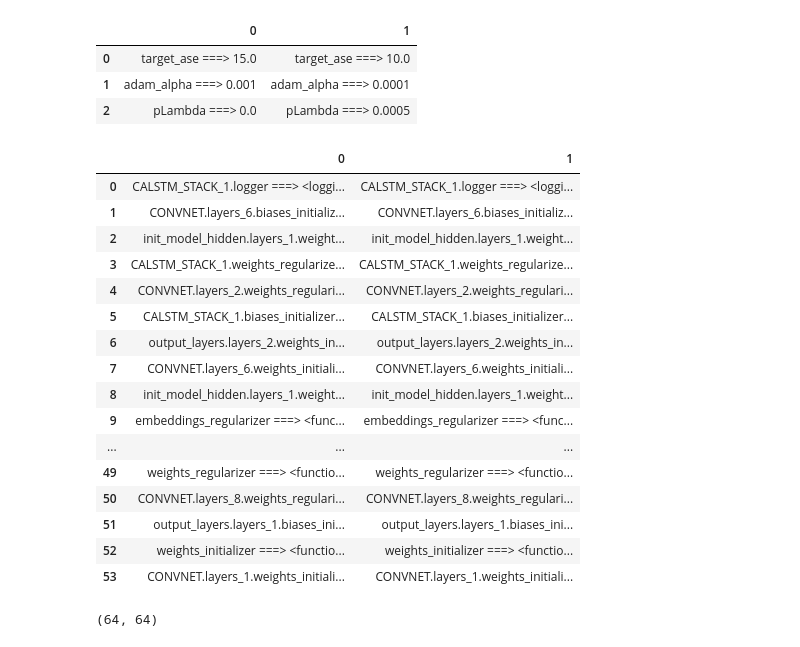
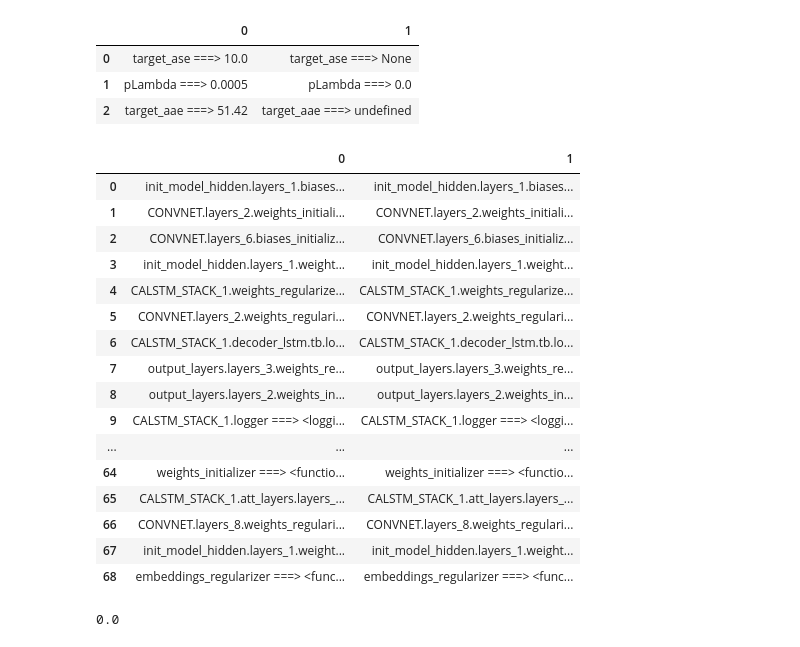
Before and after one commit to untrix/im2latex, a Jupyter notebook: src/diff_params.ipynb, the cells around one changed output. Drawn from its saved outputs; the diff is of its cells as text; code cells hidden in the pictures.

```diff
--- a/src/diff_params.ipynb
+++ b/src/diff_params.ipynb
@@ -28,35 +28,35 @@ import viz_commons as vc
 from viz_commons import VisualizeDir, DiffParams, VisualizeStep
 # %%
 # diff = DiffParams('/zpool_3TB/i2l/tb_metrics/2017-11-20 23-11-24 PST 81.76bleu2_3.1LSTM_2init_3OutMLP_3attMLPfull_regroupImage_i=2', '/zpool_3TB/i2l/tb_metrics/2017-11-20 23-11-24 PST 81.76bleu2_3.1LSTM_2init_3OutMLP_3attMLPfull_regroupImage_i=2/82.89_train_snapshot-00087700_target_ase')
-# diff = DiffParams('/zpool_3TB/i2l/tb_metrics/2017-11-20 23-11-24 PST 81.76bleu2_3.1LSTM_2init_3OutMLP_3attMLPfull_regroupImage_i=2/82.89_train_snapshot-00087700_target_ase', './tb_metrics/2017-11-28 01-40-26 PST scanningRNN_regroupImage')
-# diff = DiffParams('./tb_metrics/2017-11-28 01-40-26 PST scanningRNN_regroupImage', './tb_metrics/2017-11-28 08-34-47 PST scanningRNN_regroupImage')
-diff = DiffParams('./tb_metrics/2017-11-27 21-20-46 PST scanningRNN_regroupImage', './tb_metrics/2017-11-28 08-34-47 PST scanningRNN_regroupImage')
-# diff = DiffParams('/zpool_3TB/i2l/tb_metrics/2017-11-20 23-11-24 PST 81.76bleu2_3.1LSTM_2init_3OutMLP_3attMLPfull_regroupImage_i=2', './tb_metrics/2017-11-28 08-34-47 PST scanningRNN_regroupImage')
+# diff = DiffParams('/zpool_3TB/i2l/tb_metrics/2017-11-20 23-11-24 PST 81.76bleu2_3.1LSTM_2init_3OutMLP_3attMLPfull_regroupImage_i=2', './tb_metrics/2017-11-28 15-54-35 PST scanningRNN_regroupImage')
+# diff = DiffParams('./tb_metrics/2017-11-27 21-20-46 PST scanningRNN_regroupImage', './tb_metrics/2017-11-28 15-54-35 PST scanningRNN_regroupImage')
+diff = DiffParams('./tb_metrics/2017-11-28 08-34-47 PST scanningRNN_regroupImage', './tb_metrics/2017-11-30 11-53-23 PST scanningRNN_regroupImage/SFactor=1.5')
+# diff = DiffParams('./tb_metrics/2017-11-28 01-40-26 PST scanningRNN_regroupImage', './tb_metrics/2017-11-28 15-54-35 PST scanningRNN_regroupImage')
+one, two = diff.get_hyper()
 diff.hyper()
 # %% [output]
 |  | 0 | 1 |
-| 0 | target_ase ===> 15.0 | target_ase ===> 10.0 |
-| 1 | adam_alpha ===> 0.001 | adam_alpha ===> 0.0001 |
-| 2 | pLambda ===> 0.0 | pLambda ===> 0.0005 |
+| 0 | target_ase ===> 10.0 | target_ase ===> None |
+| 1 | pLambda ===> 0.0005 | pLambda ===> 0.0 |
+| 2 | target_aae ===> 51.42 | target_aae ===> undefined |
 |  | 0 | 1 |
-| 0 | CALSTM_STACK_1.logger ===> <loggi... | CALSTM_STACK_1.logger ===> <loggi... |
-| 1 | CONVNET.layers_6.biases_initializ... | CONVNET.layers_6.biases_initializ... |
-| 2 | init_model_hidden.layers_1.weight... | init_model_hidden.layers_1.weight... |
-| 3 | CALSTM_STACK_1.weights_regularize... | CALSTM_STACK_1.weights_regularize... |
-| 4 | CONVNET.layers_2.weights_regulari... | CONVNET.layers_2.weights_regulari... |
-| 5 | CALSTM_STACK_1.biases_initializer... | CALSTM_STACK_1.biases_initializer... |
-| 6 | output_layers.layers_2.weights_in... | output_layers.layers_2.weights_in... |
-| 7 | CONVNET.layers_6.weights_initiali... | CONVNET.layers_6.weights_initiali... |
-| 8 | init_model_hidden.layers_1.weight... | init_model_hidden.layers_1.weight... |
-| 9 | embeddings_regularizer ===> <func... | embeddings_regularizer ===> <func... |
+| 0 | init_model_hidden.layers_1.biases... | init_model_hidden.layers_1.biases... |
+| 1 | CONVNET.layers_2.weights_initiali... | CONVNET.layers_2.weights_initiali... |
+| 2 | CONVNET.layers_6.biases_initializ... | CONVNET.layers_6.biases_initializ... |
+| 3 | init_model_hidden.layers_1.weight... | init_model_hidden.layers_1.weight... |
+| 4 | CALSTM_STACK_1.weights_regularize... | CALSTM_STACK_1.weights_regularize... |
+| 5 | CONVNET.layers_2.weights_regulari... | CONVNET.layers_2.weights_regulari... |
+| 6 | CALSTM_STACK_1.decoder_lstm.tb.lo... | CALSTM_STACK_1.decoder_lstm.tb.lo... |
+| 7 | output_layers.layers_3.weights_re... | output_layers.layers_3.weights_re... |
+| 8 | output_layers.layers_2.weights_in... | output_layers.layers_2.weights_in... |
+| 9 | CALSTM_STACK_1.logger ===> <loggi... | CALSTM_STACK_1.logger ===> <loggi... |
 | ... | ... | ... |
-| 49 | weights_regularizer ===> <functio... | weights_regularizer ===> <functio... |
-| 50 | CONVNET.layers_8.weights_regulari... | CONVNET.layers_8.weights_regulari... |
-| 51 | output_layers.layers_1.biases_ini... | output_layers.layers_1.biases_ini... |
-| 52 | weights_initializer ===> <functio... | weights_initializer ===> <functio... |
-| 53 | CONVNET.layers_1.weights_initiali... | CONVNET.layers_1.weights_initiali... |
+| 64 | weights_initializer ===> <functio... | weights_initializer ===> <functio... |
+| 65 | CALSTM_STACK_1.att_layers.layers_... | CALSTM_STACK_1.att_layers.layers_... |
+| 66 | CONVNET.layers_8.weights_regulari... | CONVNET.layers_8.weights_regulari... |
+| 67 | init_model_hidden.layers_1.weight... | init_model_hidden.layers_1.weight... |
+| 68 | embeddings_regularizer ===> <func... | embeddings_regularizer ===> <func... |
-# %%
-one, two = diff.get_hyper()
-print(one['output_layers']['layers'][0]['num_units'], two['output_layers']['layers'][0]['num_units'])
-# %% [output]
-(64, 64)
+# %%
+print(one['pLambda'])
+# %% [output]
+0.0
```
Also changed, not shown: parts of 5 cells of this notebook, 7 other files.
